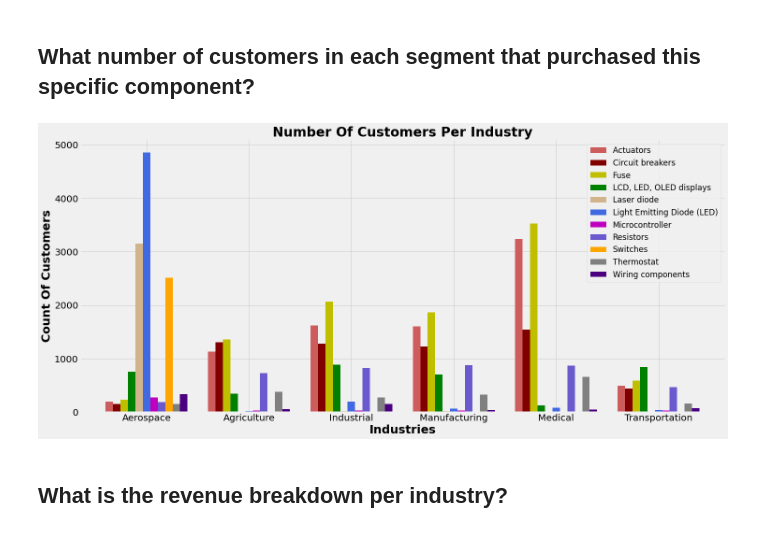
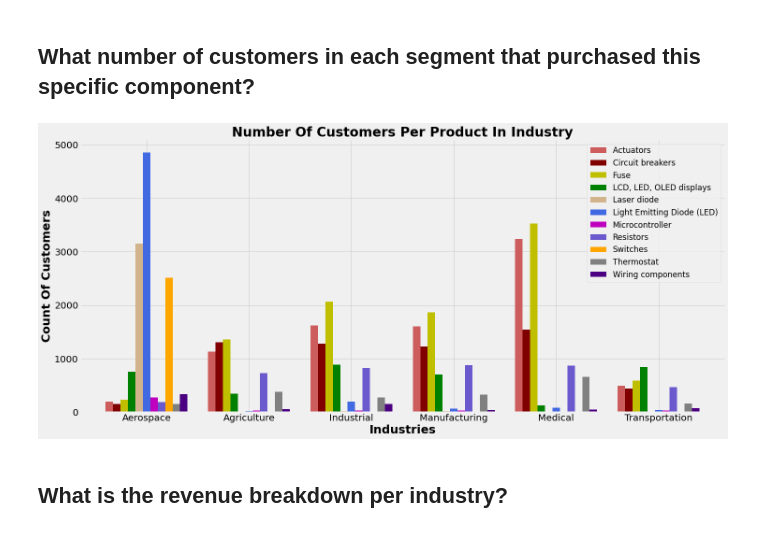
Before and after one commit to ValGRY/Data-Science-Projects, a Jupyter notebook: Techno Industries Inc/Techno Industries Inc. - Copy.ipynb, the cells around one changed output. Drawn from its saved outputs; the diff is of its cells as text; code cells hidden in the pictures.

```diff
--- a/Techno Industries Inc/Techno Industries Inc. - Copy.ipynb
+++ b/Techno Industries Inc/Techno Industries Inc. - Copy.ipynb
@@ -194,22 +195,22 @@ plt.tight_layout()
 # %%
 plt.style.use('fivethirtyeight')
 
 color = ['indianred','maroon','y','g','tan','royalblue', 'm', 'slateblue','orange', 'gray', 'indigo']
 df.groupby(['Business Type', 'Product'])['Customer ID'].count().unstack().plot.bar(legend=True,color = color,
                                                                                      figsize=(22,10), width=0.8)
 
 plt.yticks(size = 20)
 plt.xticks(size = 20)
 plt.xticks(rotation = 0)
 
 plt.legend(fontsize=17)
 
 plt.xlabel('Industries', size = 25, weight='bold')
 plt.ylabel('Count Of Customers', size = 25, weight='bold')
-plt.title('Number Of Customers Per Industry', size = 28, weight='bold');
+plt.title('Number Of Customers Per Product In Industry', size = 28, weight='bold');
 plt.show()
 # %% [output]
-[figure, old version]
+[figure, new version]
 # %% [markdown]
 ## What is the revenue breakdown per industry?
 # %%
```
Also changed, not shown: parts of 31 cells of this notebook.
